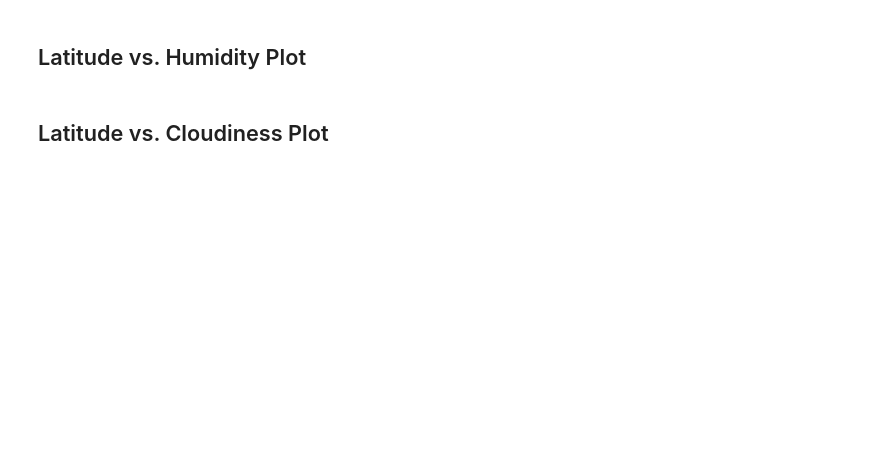
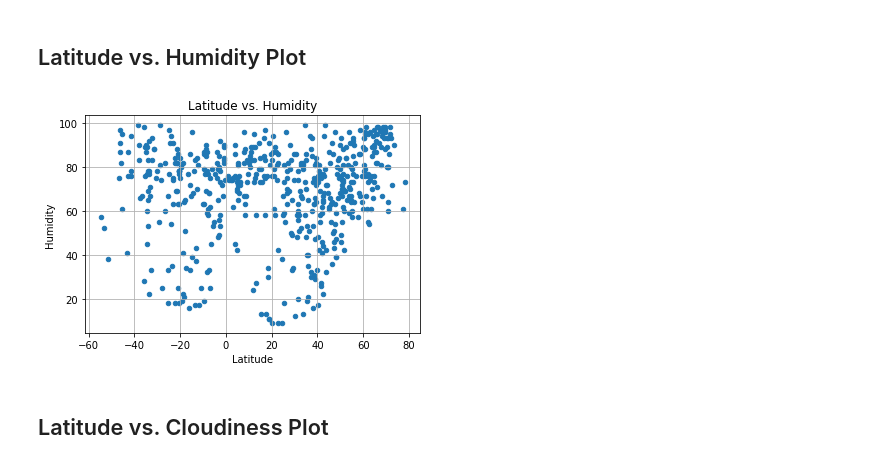
Before and after one commit to HBodden/Module-6-Challenge, a Jupyter notebook: WeatherPy/WeatherPy.ipynb, the cells around one changed output. Saved outputs shown, nothing was run; the diff lists cells and outputs as text; code cells hidden in the pictures; blank space fills up the shorter version.

```diff
--- a/WeatherPy/WeatherPy.ipynb
+++ b/WeatherPy/WeatherPy.ipynb
@@ -244,4 +285,19 @@ Skip this step if there are no cities that have humidity > 100%.
 # %% [markdown]
 ## Latitude vs. Humidity Plot
+# %%
+clean_city_data.plot('Lat', 'Humidity', kind='scatter')
+# Incorporate the other graph properties
+plt.title("Latitude vs. Humidity")
+plt.ylabel("Humidity")
+plt.xlabel("Latitude")
+plt.grid(True)
+
+# Save the figure
+#plt.savefig("Latitude_v_Humidity_Plot.png")
+
+# Show plot
+plt.show()
+# %% [output]
+[figure, added]
 # %% [markdown]
 ## Latitude vs. Cloudiness Plot
```
Also changed, not shown: parts of 14 cells of this notebook, 1 other file.
